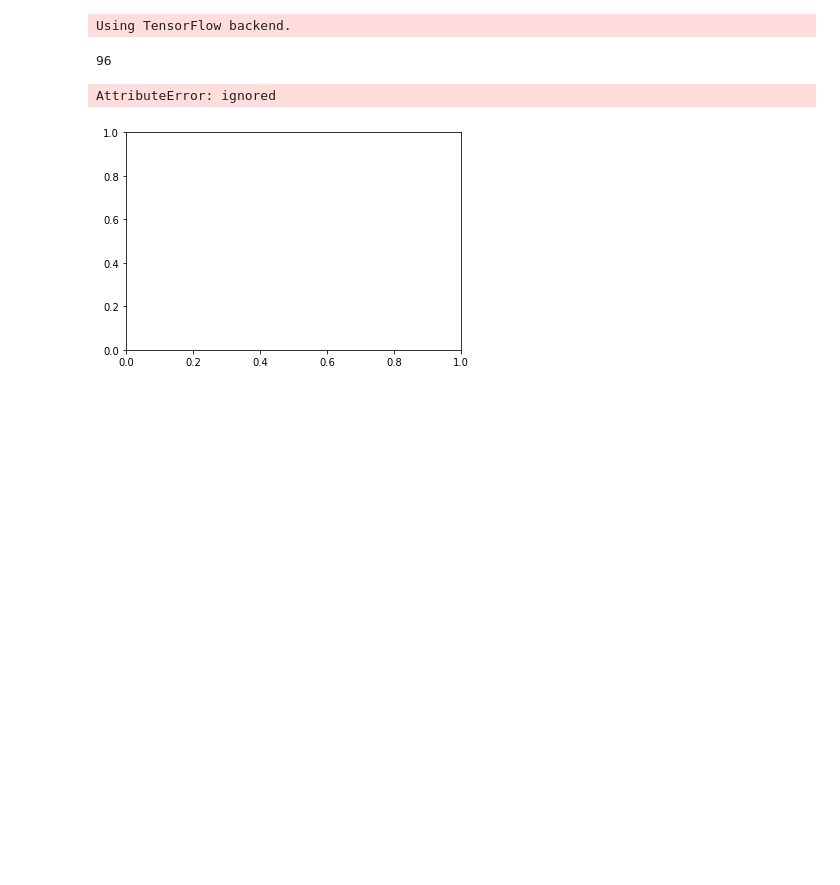
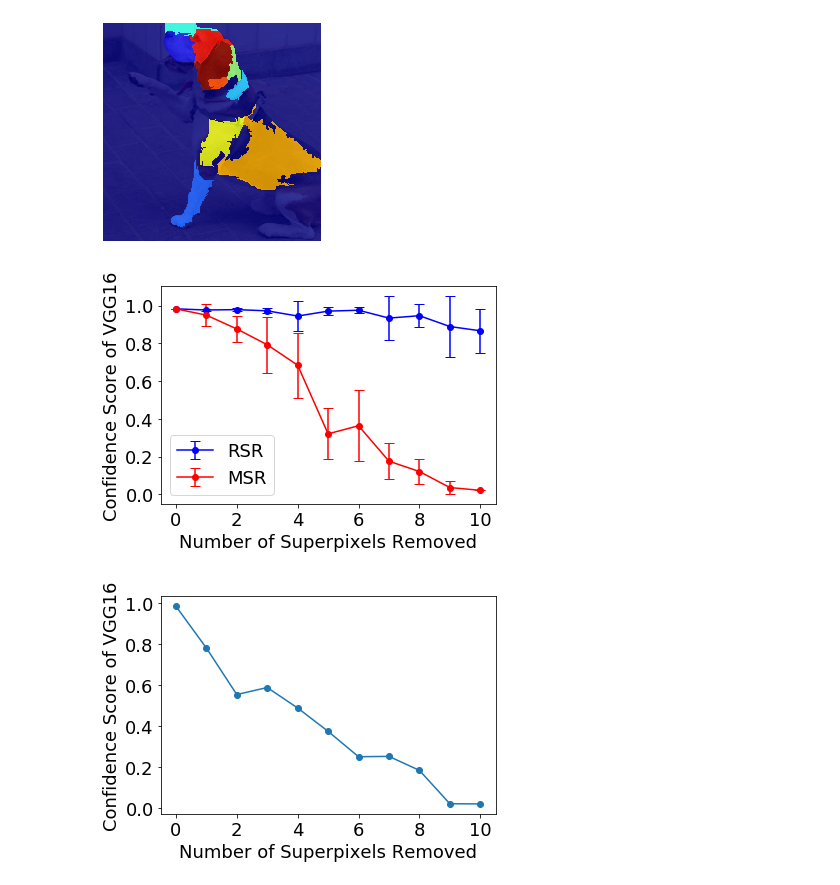
Before and after one commit to anonymousID2242/code-submission, a Jupyter notebook: MAIRE_image_code/MAIRE_Images.ipynb, the cells around one changed output. Cells and saved outputs as stored; diff of their text form; code cells hidden in the pictures; blank space fills up the shorter version.

```diff
--- a/MAIRE_image_code/MAIRE_Images.ipynb
+++ b/MAIRE_image_code/MAIRE_Images.ipynb
@@ -17,7 +13,8 @@ from keras.applications.vgg16 import decode_predictions
 from keras.preprocessing.image import load_img
 from keras.preprocessing.image import img_to_array
 import numpy as np
-img_name = "ILSVRC2012_test_00031441.JPEG"
+
+img_name = "Beagle_Original.jpg"
 model = VGG16()
 image = load_img(img_name, target_size=(224, 224))
 image = img_to_array(image)
@@ -26,6 +23,8 @@ images[0, :, :, :] = image[:, :, :]
 images = preprocess_input(images)
 predictions = model.predict(images)
 labels = decode_predictions(predictions)
-print labels
+print (labels)
+object_label = labels[0][0][1]
+print("Predicted label ",object_label)
 # %% [output]
 Using TensorFlow backend.
@@ -36,6 +40,6 @@ Colocations handled automatically by placer.
 # %%
 !rm output_images/*
-!rm frames/*
+
 from skimage.transform import resize
 from skimage.segmentation import slic, felzenszwalb
 from skimage.util import img_as_float
@@ -56,8 +60,7 @@ import cv2
 import random
 numSegments = 100
 path = "output_images/"
-img_name = "dog.jpg"
-object_label = "beagle"
+
 cut_off = 0.90
 images_anim = []
 image1 = img_as_float(io.imread(img_name))
@@ -80,7 +83,7 @@ segments = felzenszwalb(image1, scale = 100, sigma = 0.5, min_size = numSegments
 #    segments[i, j] = i*224 + j
 #slic(image1, n_segments = numSegments, sigma = 5)
 numSegments = np.max(segments) + 1
-print numSegments
+print (numSegments)
 #model = VGG16()
 #model.summary()
 image = load_img(img_name, target_size=(224, 224))
@@ -213,11 +216,13 @@ for run in range(1):
   test_images = np.zeros((1, 224, 224, 3))
   test_images[0, :, :, :] = test_image[:, :, :]
   test_images = preprocess_input(test_images)
-  print decode_predictions(model.predict(test_images))
+  print (decode_predictions(model.predict(test_images)))
   valid_superpixels = np.ones((numSegments, ), dtype = bool)
   valid_superpixels[image_object.l_vec_values < (1.0 / 3)] = 0
+  #print("Valid superpixels ",valid_superpixels)
   cv2.imwrite(path + str(run) + "_Explanation.jpg", cv2.cvtColor(final_image, cv2.COLOR_RGB2BGR))
   superpixel_removal_order = image_object.greedy_select(numSegments, list(valid_superpixels))
+  #print("superpixel removal order ",superpixel_removal_order)
   map_importance = np.zeros((original_image_dims[0], original_image_dims[1]))
   for i in range(len(superpixel_removal_order)):
     map_importance[segments == superpixel_removal_order[i]] = (i + 1) * 1.0 / len(superpixel_removal_order)
@@ -278,14 +283,21 @@ for run in range(1):
     i += points_graph
   fig = plt.figure()
   ax = fig.add_subplot(1, 1, 1)
+  plt.ylabel("Confidence Score of VGG16", fontsize = 18)
+  plt.xlabel("Number of Superpixels Removed", fontsize = 18)
+  for tick in ax.xaxis.get_major_ticks():
+    tick.label.set_fontsize(18)
+  for tick in ax.yaxis.get_major_ticks():
+    tick.label.set_fontsize(18)
+  (_, caps, _) = plt.errorbar(x_mean, y_random_mean, y_random_std, marker = "o", color = "blue", capsize = 5)
+  for cap in caps:
+    cap.set_markeredgewidth(1)
   (_, caps, _) = plt.errorbar(x_mean, y_anchor_mean, y_anchor_std, marker = "o", color = "red", capsize = 5)
   for cap in caps:
     cap.set_markeredgewidth(1)
-  (_, caps, _) = plt.errorbar(x_mean, y_random_mean, y_random_std, marker = "o", color = "blue", capsize = 5)
-  for cap in caps:
-    cap.set_markeredgewidth(1)
+  ax.legend(["RSR", "MSR"], fontsize = 18)
   plt.axis("on")
-  plt.savefig(path + str(run) + "_Probability.jpg", bbox_inches = "tight")
+  plt.savefig(path + str(run) + "_Probability.pdf", bbox_inches = "tight")
   points_graph = 1
   images_for_prediction_anchor = np.zeros(((len(superpixel_removal_order) + 1) * points_graph, 224, 224, 3))
   images_for_prediction_random = np.zeros(((len(superpixel_removal_order) + 1) * points_graph, 224, 224, 3))
@@ -313,10 +325,15 @@ for run in range(1):
   fig = plt.figure()
   ax = fig.add_subplot(1, 1, 1)
   plt.plot(x_anchor, y_anchor, marker = "o")
+  plt.ylabel("Confidence Score of VGG16", fontsize = 18)
+  plt.xlabel("Number of Superpixels Removed", fontsize = 18)
+  for tick in ax.xaxis.get_major_ticks():
+    tick.label.set_fontsize(18)
+  for tick in ax.yaxis.get_major_ticks():
+    tick.label.set_fontsize(18)
   plt.axis("on")
-  plt.savefig(path + str(run) + "_Greedy.jpg", bbox_inches = "tight")
+  plt.savefig(path + str(run) + "_Greedy.pdf", bbox_inches = "tight")
   tf.reset_default_graph()
   K.clear_session()
-imageio.mimsave("animations/animation.gif", images_anim, loop = 1)
 # %% [output]
 rm: cannot remove 'output_images/*': No such file or directory
@@ -324,4 +356,3 @@ rm: cannot remove 'frames/*': No such file or directory
-Using TensorFlow backend.
-96
-AttributeError: ignored
-[figure, old version]
+[figure, new version]
+[figure, added]
+[figure, added]
```
Also changed, not shown: parts of 6 cells of this notebook, 1 other file.
